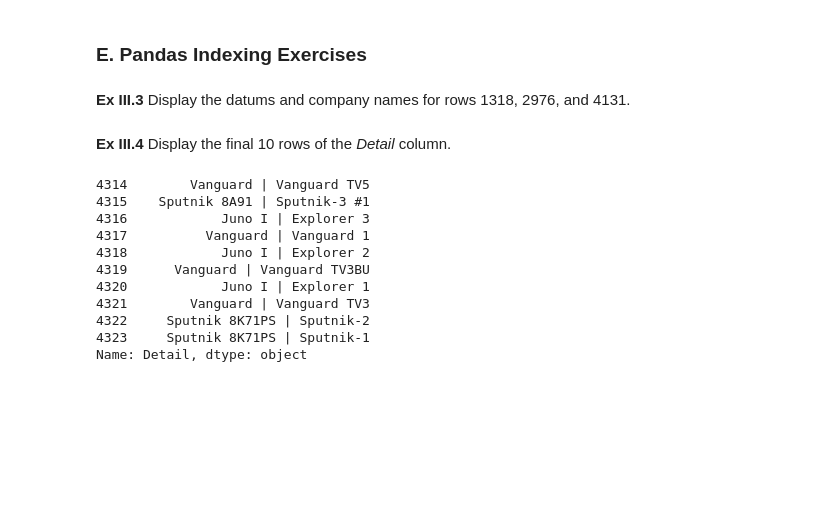
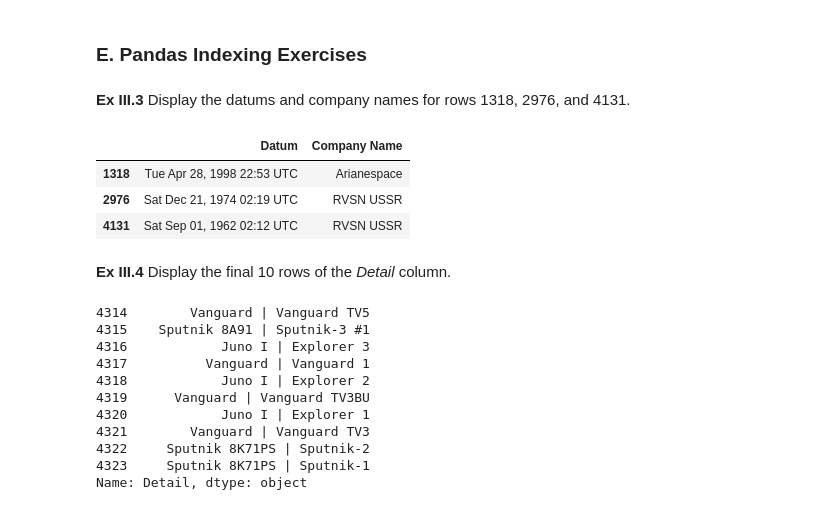
Before and after one commit to ChirpBird/python_class_thing, a Jupyter notebook: s09_tabular_data/s09_tabular_data.ipynb, the cells around one changed output. Drawn from its saved outputs; the diff is of its cells as text; code cells hidden in the pictures; blank space fills up the shorter version.

```diff
--- a/s09_tabular_data/s09_tabular_data.ipynb
+++ b/s09_tabular_data/s09_tabular_data.ipynb
@@ -317,6 +317,12 @@ space_df.loc[[100, 200, 300, 400], ["Detail", "Datum", "Rocket"]]
 **Ex III.3** Display the datums and company names for rows 1318, 2976, and 4131.
 # %%
 # Ex III.3
+space_df.loc[[1318,2976,4131],['Datum','Company Name']]
+# %% [output]
+|  | Datum | Company Name |
+| 1318 | Tue Apr 28, 1998 22:53 UTC | Arianespace |
+| 2976 | Sat Dec 21, 1974 02:19 UTC | RVSN USSR |
+| 4131 | Sat Sep 01, 1962 02:12 UTC | RVSN USSR |
 # %% [markdown]
 **Ex III.4** Display the final 10 rows of the *Detail* column.
 # %%
```
Also changed, not shown: parts of 1 cell of this notebook.
